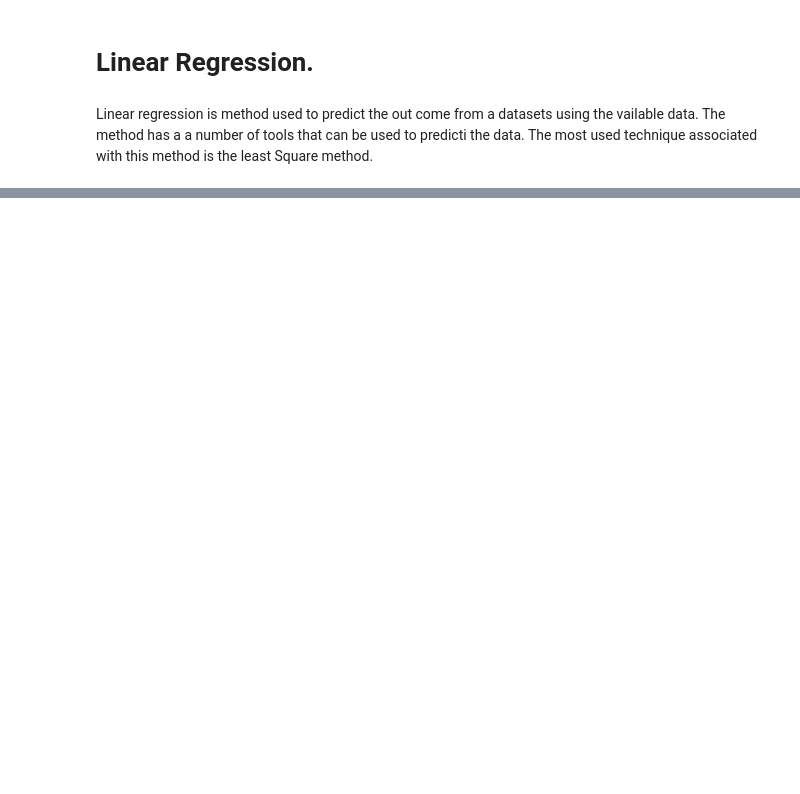
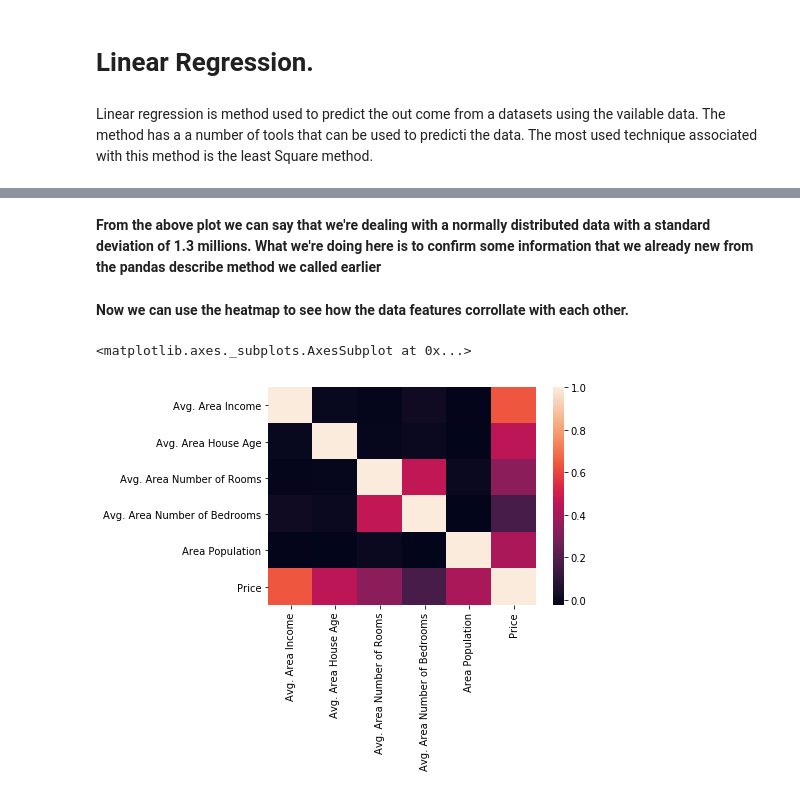
Before and after one commit to MrRutledge/ML_Practice, a Jupyter notebook: Linear_Regression .ipynb, the cells around one changed output, grey strips where cells are left out. Cells and saved outputs as stored; diff of their text form; code cells hidden in the pictures; blank space fills up the shorter version.

```diff
--- a/Linear_Regression .ipynb
+++ b/Linear_Regression .ipynb
@@ -50,0 +101,9 @@ plt.show()
+# %% [markdown]
+__From the above plot we can say that we're dealing with a normally distributed data with a standard deviation of 1.3 millions. What we're doing here is to confirm some information that we already new from the pandas describe method we called earlier__
+# %% [markdown]
+__Now we can use the heatmap to see how the data features corrollate with each other.__
+# %%
+sns.heatmap(USAhousing.corr())
+# %% [output]
+<matplotlib.axes._subplots.AxesSubplot at 0x...>
+[figure, added]
```
Also changed, not shown: parts of 55 cells of this notebook, 2 other files.
